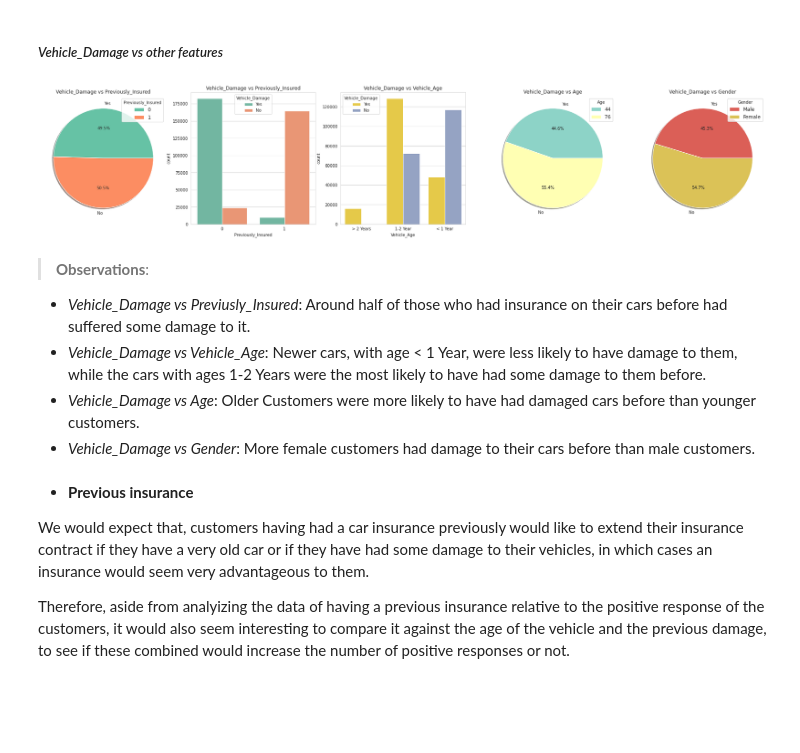
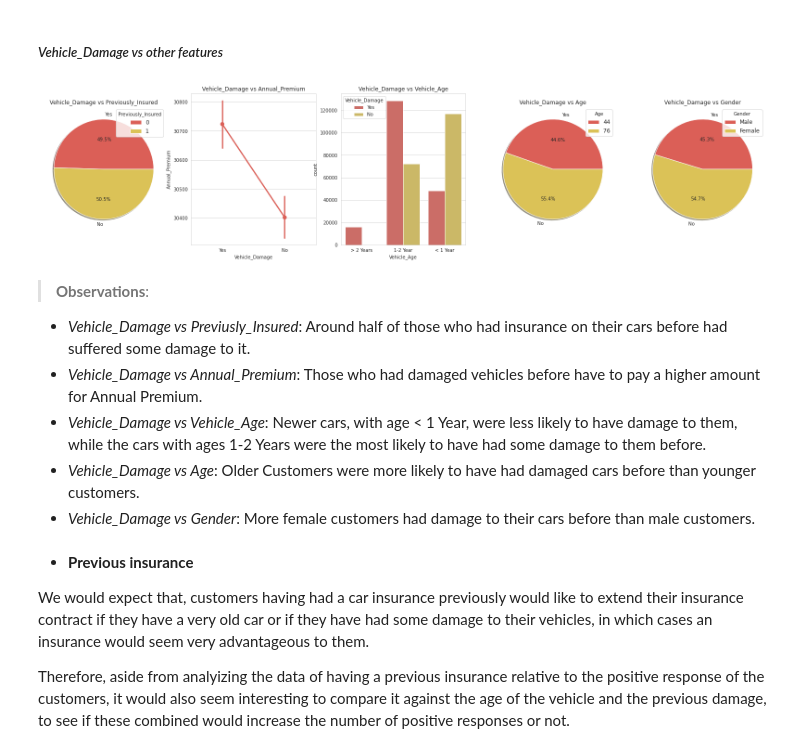
Before and after one commit to keresztesbeata/Intelligent-Systems-Lab, a Jupyter notebook: Health-Insurance-Cross-Sell-Prediction/Car_insurance.ipynb, the cells around one changed output. Cells and saved outputs as stored; diff of their text form; code cells hidden in the pictures; blank space fills up the shorter version.

Commit message:
added final graphs

```diff
--- a/Health-Insurance-Cross-Sell-Prediction/Car_insurance.ipynb
+++ b/Health-Insurance-Cross-Sell-Prediction/Car_insurance.ipynb
@@ -318,50 +318,51 @@ plt.show()
 # %% [markdown]
 ##### _Vehicle_Damage vs other features_
 # %%
-fig, axes = plt.subplots(1,5, figsize=(32,6))
+fig, axes = plt.subplots(1,5, figsize=(28,6))
 
 axes[0].pie( x= train.groupby('Vehicle_Damage')['Previously_Insured'].count(),
             labels=train['Vehicle_Damage'].unique(), autopct='%1.1f%%',
-            shadow=True, colors = sns.color_palette('Set2'))
+            shadow=True)
 axes[0].set_title('Vehicle_Damage vs Previously_Insured')
 axes[0].legend(labels=train['Previously_Insured'].unique(), title = "Previously_Insured",
            fontsize = 'large', title_fontsize = "10")
 
-sns.countplot(hue = 'Vehicle_Damage', x = 'Previously_Insured', data = train,ax=axes[1], palette='Set2')
-axes[1].set_title('Vehicle_Damage vs Previously_Insured')
+sns.pointplot(x = 'Vehicle_Damage', y = 'Annual_Premium', data = train,ax=axes[1])
+axes[1].set_title('Vehicle_Damage vs Annual_Premium')
 
 # transform Vehicle_Age to numerical value to be able to represent it
 vehicle_age_encoded = train.copy()
 vehicle_age_encoded['Vehicle_Age'] = vehicle_age_encoded['Vehicle_Age'].apply(lambda x: 0 if x == "< 1 Year" else 1 if x == "1-2 Year" else 2)
 
-sns.countplot(hue = 'Vehicle_Damage', x = 'Vehicle_Age', data = train,ax=axes[2], palette='Set2_r')
+sns.countplot(hue = 'Vehicle_Damage', x = 'Vehicle_Age', data = train,ax=axes[2])
 axes[2].set_title('Vehicle_Damage vs Vehicle_Age')
 
 axes[3].pie( x= train.groupby('Vehicle_Damage')['Age'].mean(),
             labels=train['Vehicle_Damage'].unique(), autopct='%1.1f%%',
-            shadow=True,  colors = sns.color_palette('Set3'))
+            shadow=True)
 axes[3].set_title('Vehicle_Damage vs Age')
 axes[3].legend(labels=train['Age'].unique(), title = "Age",
            fontsize = 'large', title_fontsize = "10")
 
 # transform gender to numerical value to be able to represent it
 gender_encoded = train.copy()
 gender_encoded['Gender'] = gender_encoded['Gender'].apply(lambda x: 1 if x == 'Male' else 0)
 
 axes[4].pie( x= gender_encoded.groupby('Vehicle_Damage')['Gender'].sum(),
             labels=gender_encoded['Vehicle_Damage'].unique(), autopct='%1.1f%%',
             shadow=True)
 axes[4].set_title('Vehicle_Damage vs Gender')
 axes[4].legend(labels=train['Gender'].unique(), title = "Gender",
            fontsize = 'large', title_fontsize = "10")
 
 
 plt.show()
 # %% [output]
-[figure, old version]
+[figure, new version]
 # %% [markdown]
 > **Observations**:
 * _Vehicle_Damage vs Previusly_Insured_: Around half of those who had insurance on their cars before had suffered some damage to it.
+* _Vehicle_Damage vs Annual_Premium_: Those who had damaged vehicles before have to pay a higher amount for Annual Premium.
 * _Vehicle_Damage vs Vehicle_Age_: Newer cars, with age < 1 Year, were less likely to have damage to them, while the cars with ages 1-2 Years were the most likely to have had some damage to them before.
 * _Vehicle_Damage vs Age_: Older Customers were more likely to have had damaged cars before than younger customers.
 * _Vehicle_Damage vs Gender_: More female customers had damage to their cars before than male customers.
```
Also changed, not shown: parts of 20 cells of this notebook, 1 other file.
